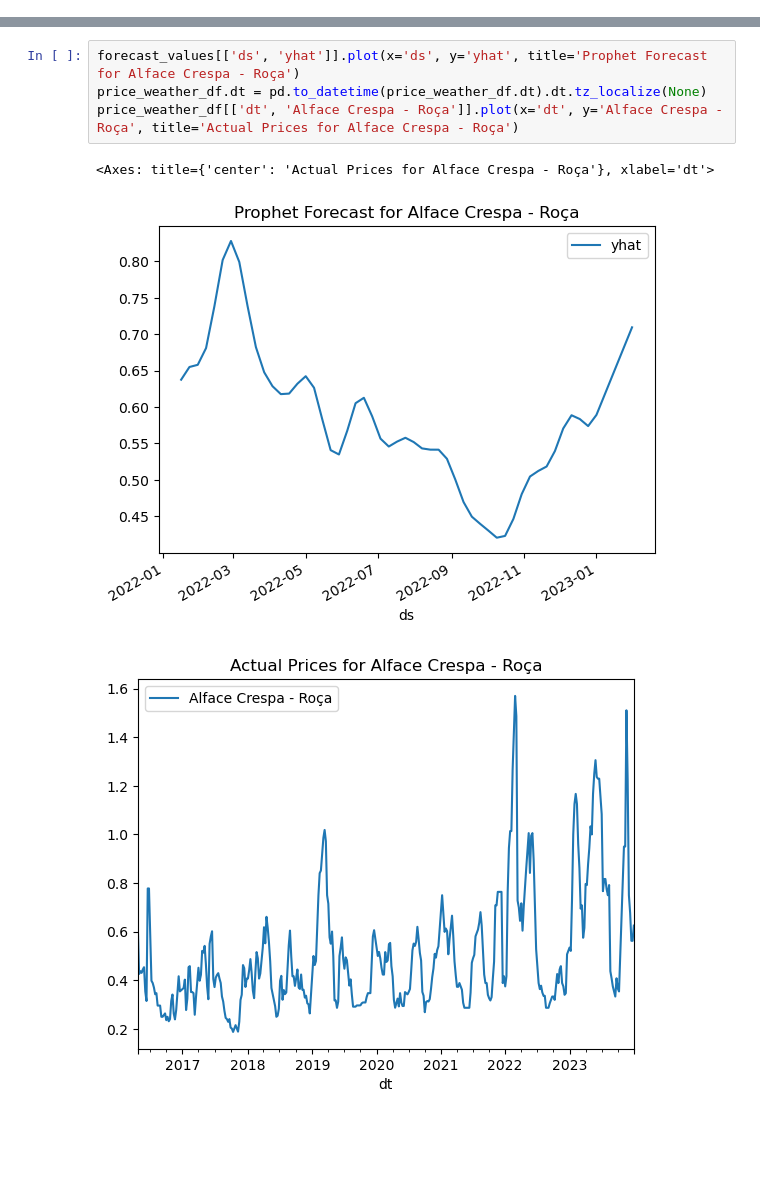
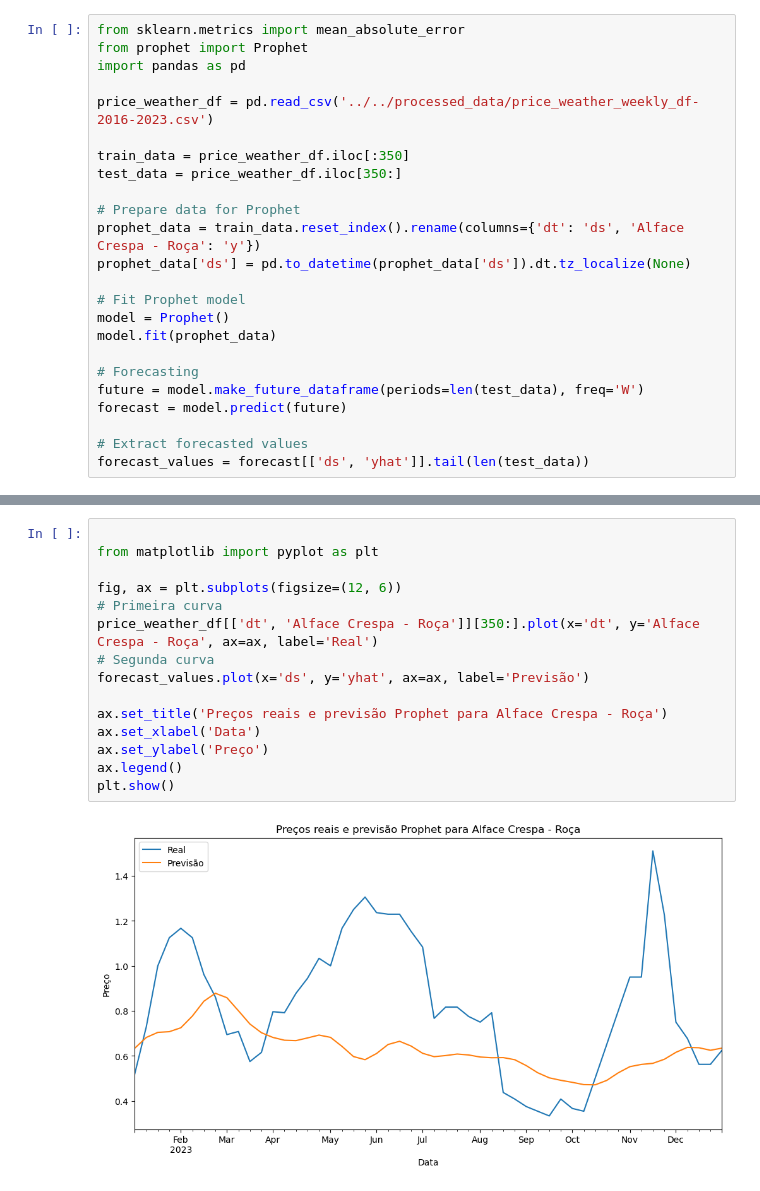
Before and after one commit to Patrick448/time-series-analysis, a Jupyter notebook: Notebooks/Part 2/2025-06-03-Prophet-test.ipynb, the cells around one changed output, grey strips where cells are left out. Drawn from its saved outputs; the diff is of its cells as text; blank space fills up the shorter version.

Commit message:
adiciona prophet

```diff
--- a/Notebooks/Part 2/2025-06-03-Prophet-test.ipynb
+++ b/Notebooks/Part 2/2025-06-03-Prophet-test.ipynb
@@ -1 +1,25 @@
+# %%
+from sklearn.metrics import mean_absolute_error
+from prophet import Prophet
+import pandas as pd
+
+price_weather_df = pd.read_csv('../../processed_data/price_weather_weekly_df-2016-2023.csv')
+
+train_data = price_weather_df.iloc[:350]
+test_data = price_weather_df.iloc[350:]
+
+# Prepare data for Prophet
+prophet_data = train_data.reset_index().rename(columns={'dt': 'ds', 'Alface Crespa - Roça': 'y'})
+prophet_data['ds'] = pd.to_datetime(prophet_data['ds']).dt.tz_localize(None)
+
+# Fit Prophet model
+model = Prophet()
+model.fit(prophet_data)
+
+# Forecasting
+future = model.make_future_dataframe(periods=len(test_data), freq='W')
+forecast = model.predict(future)
+
+# Extract forecasted values
+forecast_values = forecast[['ds', 'yhat']].tail(len(test_data))
 # %%
@@ -33,8 +34,17 @@ Prophet MAE: 0.2760631327595203
-# %%
-forecast_values[['ds', 'yhat']].plot(x='ds', y='yhat', title='Prophet Forecast for Alface Crespa - Roça')
-price_weather_df.dt = pd.to_datetime(price_weather_df.dt).dt.tz_localize(None)
-price_weather_df[['dt', 'Alface Crespa - Roça']].plot(x='dt', y='Alface Crespa - Roça', title='Actual Prices for Alface Crespa - Roça')
-# %% [output]
-<Axes: title={'center': 'Actual Prices for Alface Crespa - Roça'}, xlabel='dt'>
-[figure, removed]
-[figure, removed]
+# %%
+
+from matplotlib import pyplot as plt
+
+fig, ax = plt.subplots(figsize=(12, 6))
+# Primeira curva
+price_weather_df[['dt', 'Alface Crespa - Roça']][350:].plot(x='dt', y='Alface Crespa - Roça', ax=ax, label='Real')
+# Segunda curva
+forecast_values.plot(x='ds', y='yhat', ax=ax, label='Previsão')
+
+ax.set_title('Preços reais e previsão Prophet para Alface Crespa - Roça')
+ax.set_xlabel('Data')
+ax.set_ylabel('Preço')
+ax.legend()
+plt.show()
+# %% [output]
+[figure, added]
```
Also changed, not shown: parts of 2 cells of this notebook, 7 other files.
